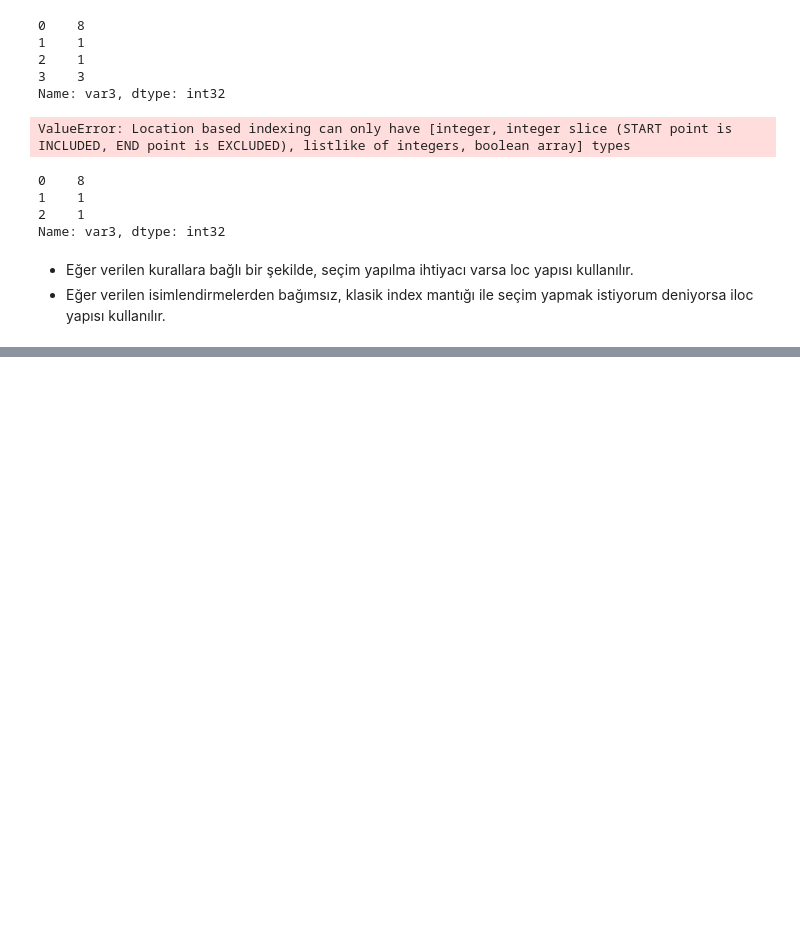
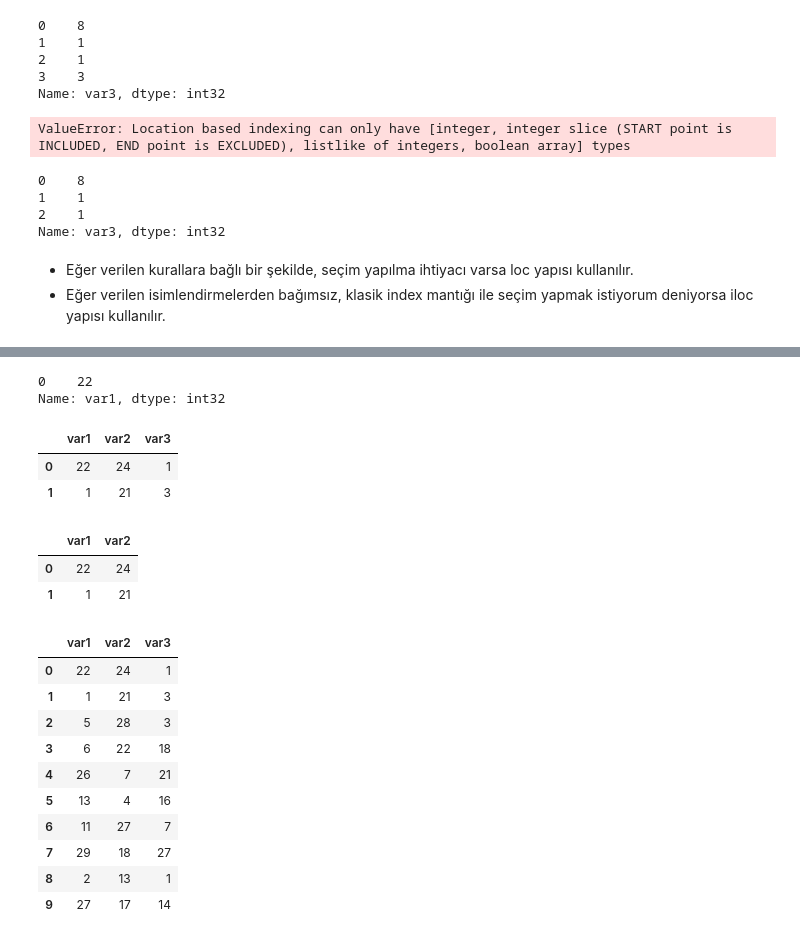
Before and after one commit to tahaasann/Data-Science-Course, a Jupyter notebook: veri_manipulasyonu.ipynb, the cells around one changed output, grey strips where cells are left out. Saved outputs shown, nothing was run; the diff lists cells and outputs as text; code cells hidden in the pictures; blank space fills up the shorter version.

```diff
--- a/veri_manipulasyonu.ipynb
+++ b/veri_manipulasyonu.ipynb
@@ -1443,0 +1478,31 @@ iloc yapısı kullanılır.
+# %%
+df["var1"][0:1]
+# %% [output]
+0    22
+Name: var1, dtype: int32
+# %%
+df[0:2]
+# %% [output]
+|  | var1 | var2 | var3 |
+| 0 | 22 | 24 | 1 |
+| 1 | 1 | 21 | 3 |
+# %%
+df[0:2][["var1","var2"]] # tek [] ile yaparsak hata alırız. Sadece fancy yardımıyla istediğimizi elde ederiz.
+# %% [output]
+|  | var1 | var2 |
+| 0 | 22 | 24 |
+| 1 | 1 | 21 |
+# %%
+df
+# %% [output]
+|  | var1 | var2 | var3 |
+| 0 | 22 | 24 | 1 |
+| 1 | 1 | 21 | 3 |
+| 2 | 5 | 28 | 3 |
+| 3 | 6 | 22 | 18 |
+| 4 | 26 | 7 | 21 |
+| 5 | 13 | 4 | 16 |
+| 6 | 11 | 27 | 7 |
+| 7 | 29 | 18 | 27 |
+| 8 | 2 | 13 | 1 |
+| 9 | 27 | 17 | 14 |
```
Also changed, not shown: parts of 10 cells of this notebook.
